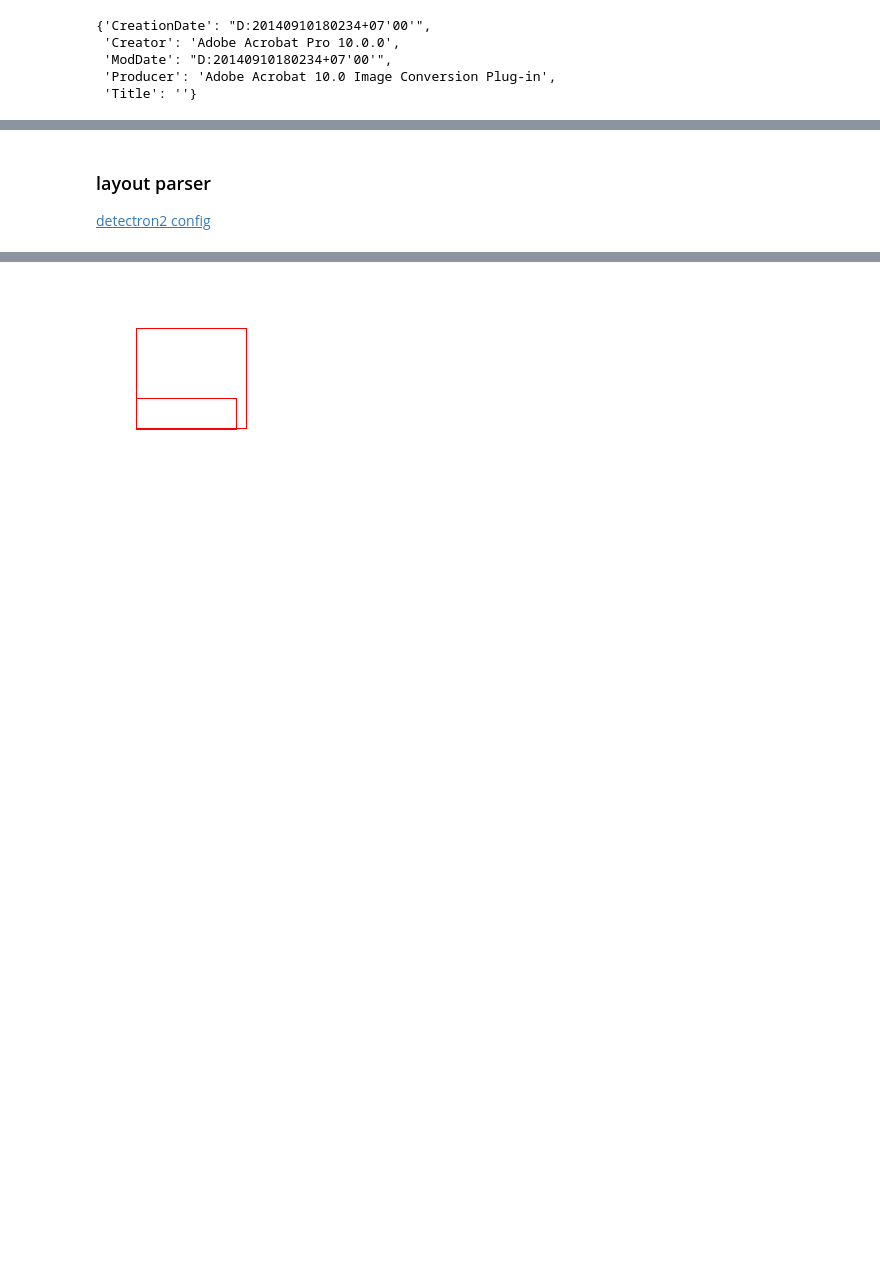
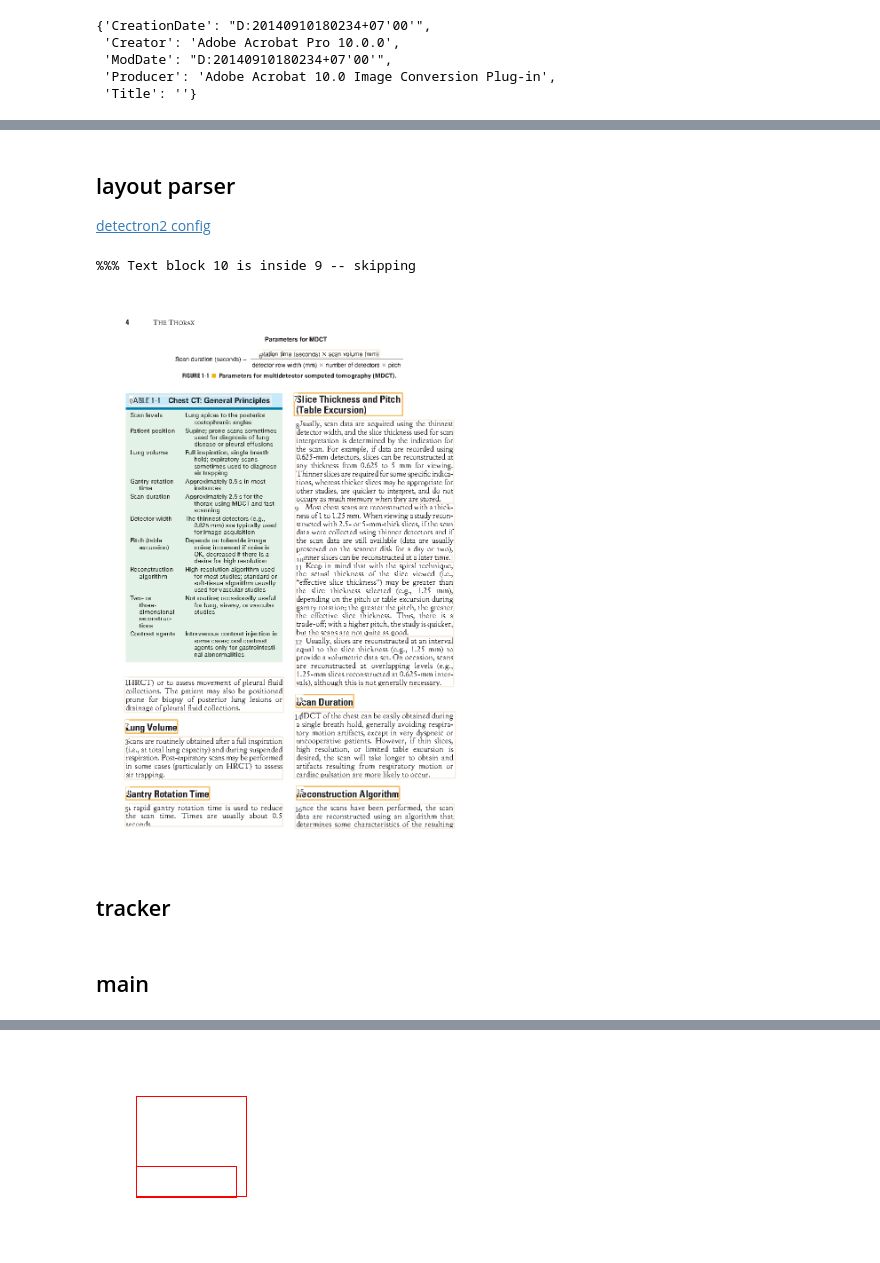
Before and after one commit to bdrad/book-scrape, a Jupyter notebook: scrape.ipynb, the cells around one changed output, grey strips where cells are left out. Cells and saved outputs as stored; diff of their text form; code cells hidden in the pictures; blank space fills up the shorter version.

```diff
--- a/scrape.ipynb
+++ b/scrape.ipynb
@@ -224,8 +230,8 @@ display(fc)
 # %% [output]
 FileChooser(path='/home/bdrad/Documents/Vogel/book-scrape/scrape', filename='', title='Select PDF file to extr…
 # %%
-fname = Path(fc.selected)
-# fname = Path('/home/bdrad/Documents/Vogel/book-scrape/scrape/Chest - Webb - Fundamentals of Body CT (4e).pdf')
+# fname = Path(fc.selected)
+fname = Path('/home/bdrad/Documents/Vogel/book-scrape/scrape/Chest - Webb - Fundamentals of Body CT (4e).pdf')
 assert fname.is_file()
 print(f"File selected: [{fname.name}]({fname.as_uri()})")
 # %% [output]
@@ -294,0 +303,12 @@ config = Config(fname)
+# %%
+import pdfplumber
+from pdfplumber.page import Page
+
+pdf = pdfplumber.open(fname, laparams={"detect_vertical": False}).pages
+
+start, end = config.chapter_range()[0]
+pages = pdf[start:end]
+pg = pages[2]
+im = pg.to_image(resolution=123)
+# im.draw_rects(pg.textboxhorizontals)
+im = im.annotated
@@ -295,3 +381,7 @@ config = Config(fname)
+# %% [markdown]
+## layout parser
+
+[detectron2 config](https://detectron2.readthedocs.io/en/latest/modules/config.html#yaml-config-references)
 # %%
 def show(im, resolution=123, figsize=(10,10)):
     plt.figure(figsize=figsize, dpi=resolution)
@@ -313,5 +391 @@ im = im.annotated
-# %% [markdown]
-### layout parser
-
-[detectron2 config](https://detectron2.readthedocs.io/en/latest/modules/config.html#yaml-config-references)
 # %%
@@ -324,2 +402,56 @@ model = lp.models.Detectron2LayoutModel(
     label_map={0: "Text", 1: "Title", 2: "List", 3:"Table", 4:"Figure"}
 )
+# %%
+from layoutparser.elements import Layout, Interval
+from pdfplumber.page import Page
+from pdfplumber.display import PageImage
+
+def get_labels(im, return_split_idx=False, pad=0.05) -> Layout:
+# def get_labels(pg, resolution=123) -> Layout:
+    # im = pg.to_image(resolution=resolution).annotated
+    if type(im) is PageImage:
+        im = im.annotated
+
+    w,h = im.size
+
+    layout = model.detect(im) # Detect the layout of the input image
+
+    text_blocks: Layout = lp.Layout([b for b in layout if b.type in ('Text', 'Title')])
+    nontext_blocks: Layout = lp.Layout([b for b in layout if b.type in ('Figure', 'Table')])
+
+    # As there could be text region detected inside the figure region, we just drop them:
+    text_blocks: Layout = lp.Layout([b for b in text_blocks if not any(b.is_in(b_fig, center=True) for b_fig in nontext_blocks)])
+
+    # canvas_height=h, canvas_width=w
+    left_interval: Interval = lp.Interval(0, w/2*(1.0+pad), axis='x').put_on_canvas(im)
+
+    left_blocks = text_blocks.filter_by(left_interval, center=True)
+    right_blocks = [b for b in text_blocks if b not in left_blocks]
+
+    sort_key = lambda b: b.coordinates[1]
+    left_blocks = sorted(left_blocks, key=sort_key)
+    right_blocks = sorted(right_blocks, key=sort_key)
+    text_blocks = [b.set(id=idx) for idx, b in enumerate(left_blocks + right_blocks)]
+
+    for i, b in enumerate(text_blocks):
+        for c in text_blocks[:i] + text_blocks[i+1:]:   # get all but b
+            if b.is_in(c, center=True):
+                b = b.set(parent=c.id)
+                print(f"%%% Text block {b.id} is inside {b.parent} -- skipping")
+
+    if return_split_idx:
+        return text_blocks, len(left_blocks)
+    else:
+        return text_blocks
+
+
+pg = pages[1]
+im = pg.to_image(resolution=123).annotated
+sorted_boxes = get_labels(im)
+
+lp.draw_box(im, sorted_boxes, box_width=3, show_element_id=True)
+# %% [output]
+%%% Text block 10 is inside 9 -- skipping
+[figure, added]
+# %% [markdown]
+## tracker
@@ -325,0 +643,2 @@ model = lp.models.Detectron2LayoutModel(
+# %% [markdown]
+## main
```
Also changed, not shown: parts of 51 cells of this notebook.
